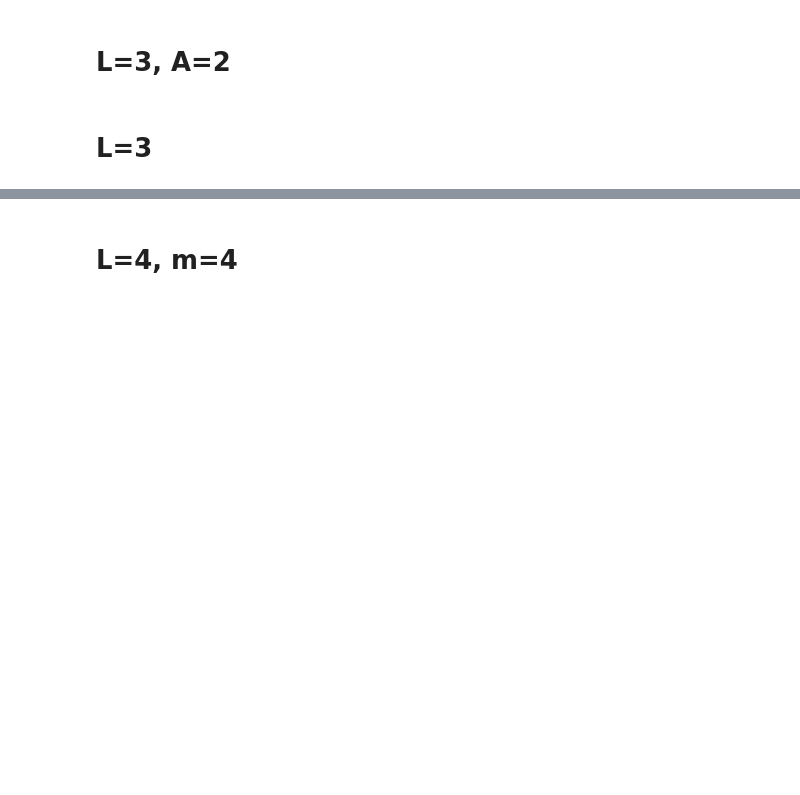
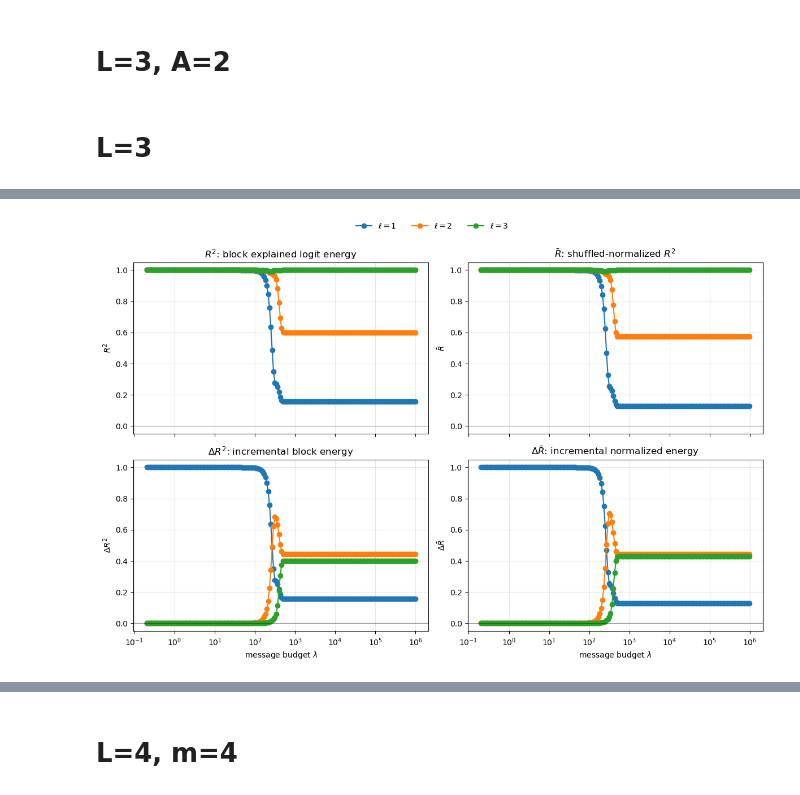
Before and after one commit to f-damico/theory-language-modelling, a Jupyter notebook: BP_fixed_norm_local_budget.ipynb, the cells around one changed output, grey strips where cells are left out. Cells and saved outputs as stored; diff of their text form; code cells hidden in the pictures; blank space fills up the shorter version.

```diff
--- a/BP_fixed_norm_local_budget.ipynb
+++ b/BP_fixed_norm_local_budget.ipynb
@@ -163,3 +179,7 @@ dict_keys(['params', 'lambda_values', 'loss_mean', 'loss_std', 'error_mean', 'er
+# %%
+fig, axs = plot_logit_geometry_observables(res)
+# %% [output]
+[figure, added]
 # %%
 fig2, axs2 = plot_hierarchy_observables(res)
 # %% [output]
```
Also changed, not shown: parts of 8 cells of this notebook, 13 other files.
